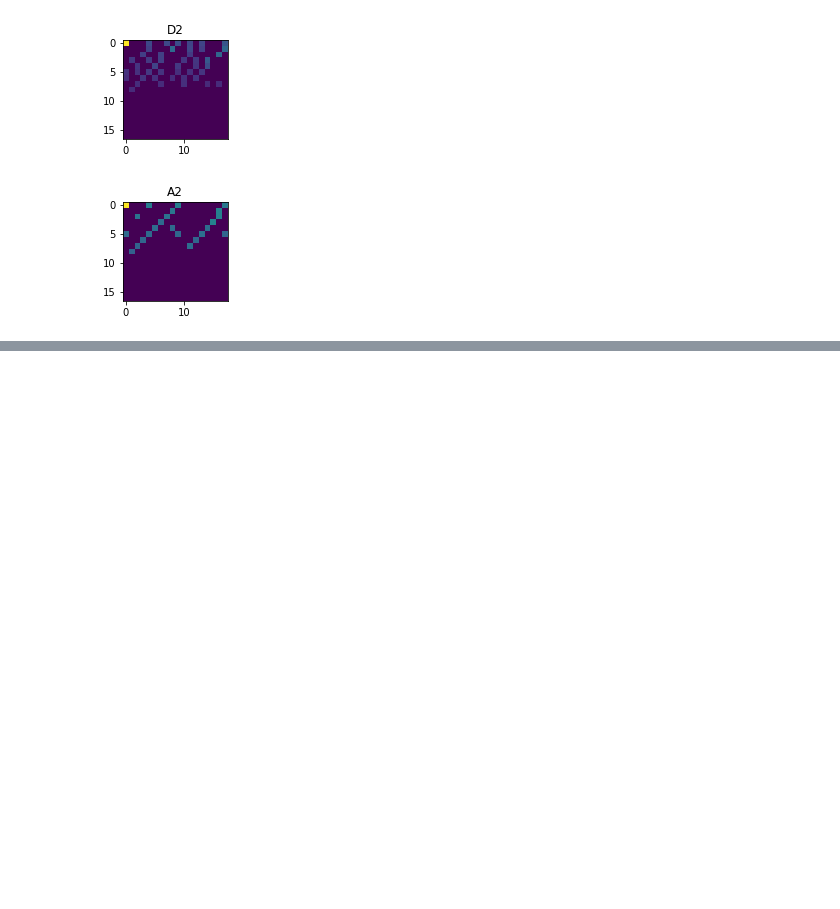
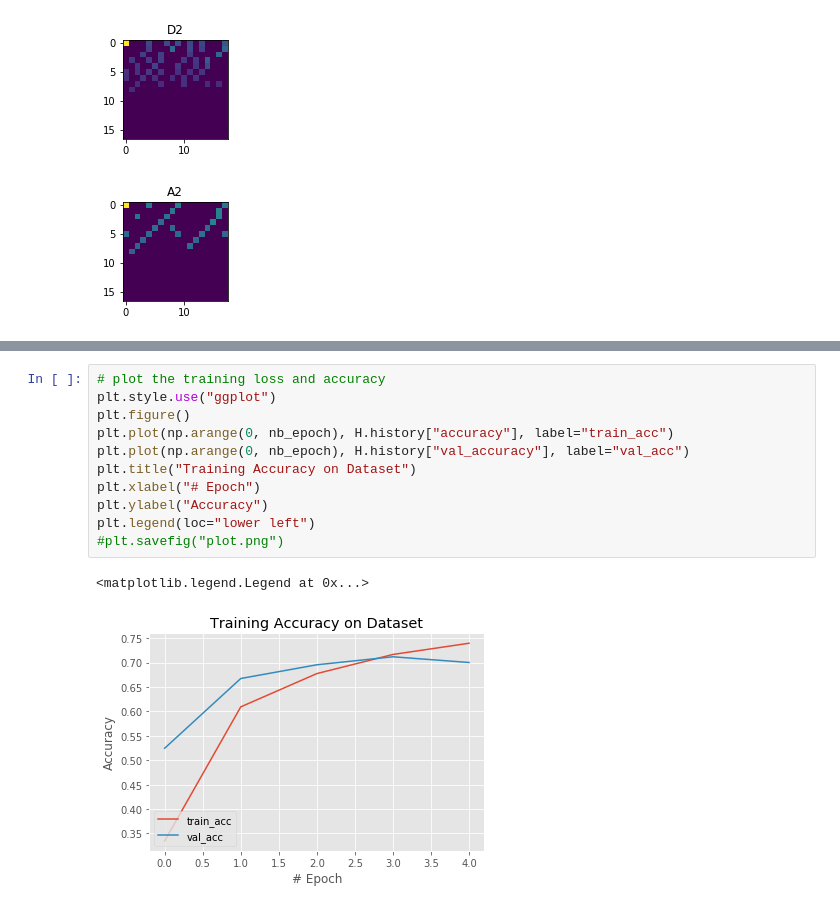
Before and after one commit to GPAD-UFBA/CNNPeDF, a Jupyter notebook: CNNfit.ipynb, the cells around one changed output, grey strips where cells are left out. Drawn from its saved outputs; the diff is of its cells as text; blank space fills up the shorter version.

```diff
--- a/CNNfit.ipynb
+++ b/CNNfit.ipynb
@@ -274,3 +342,17 @@ Epoch 5/5
+# %%
+# plot the training loss and accuracy
+plt.style.use("ggplot")
+plt.figure()
+plt.plot(np.arange(0, nb_epoch), H.history["accuracy"], label="train_acc")
+plt.plot(np.arange(0, nb_epoch), H.history["val_accuracy"], label="val_acc")
+plt.title("Training Accuracy on Dataset")
+plt.xlabel("# Epoch")
+plt.ylabel("Accuracy")
+plt.legend(loc="lower left")
+#plt.savefig("plot.png")
+# %% [output]
+<matplotlib.legend.Legend at 0x...>
+[figure, added]
 # %%
 # plot the training loss and accuracy
 plt.style.use("ggplot")
```
Also changed, not shown: parts of 18 cells of this notebook, 1 other file.
